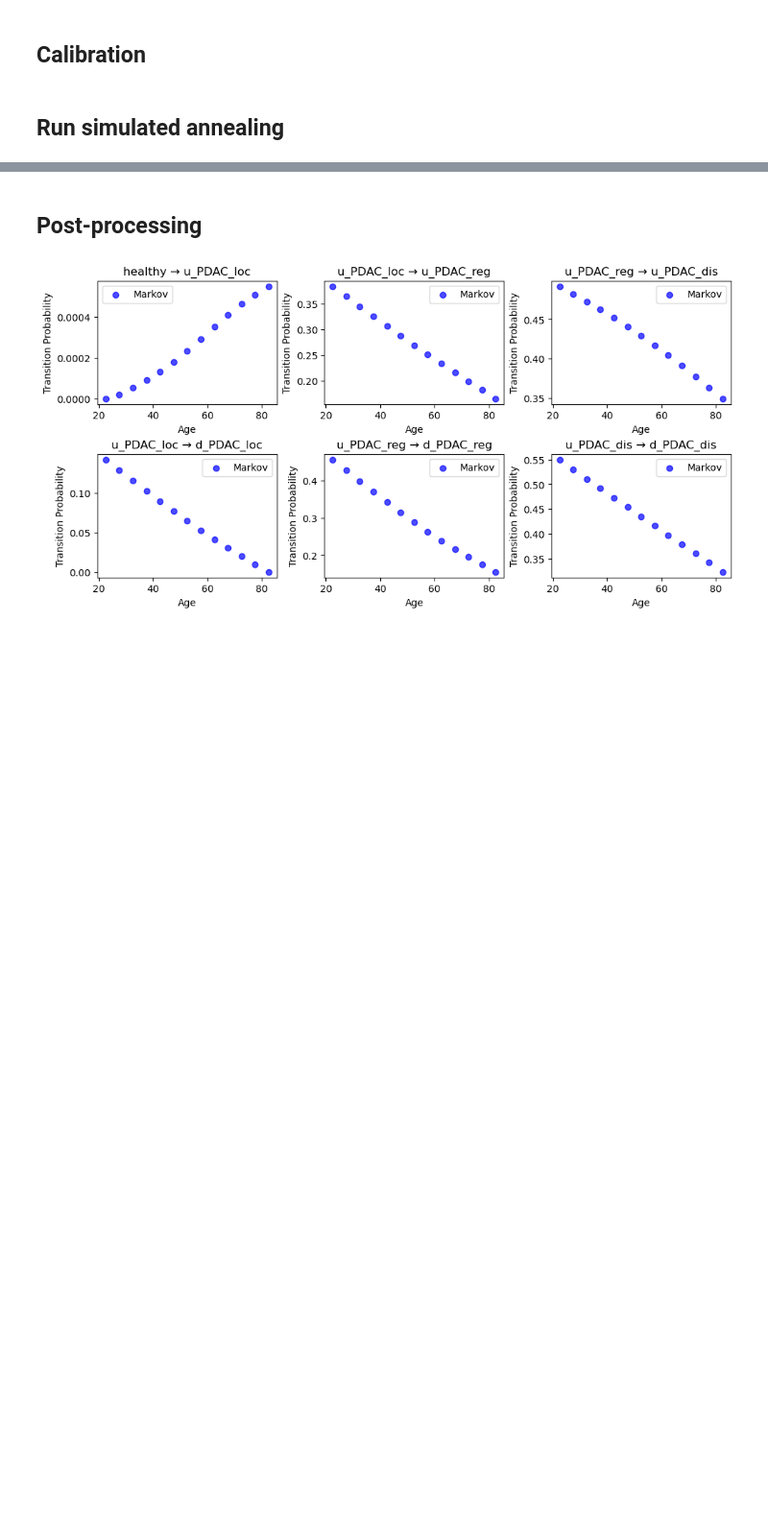
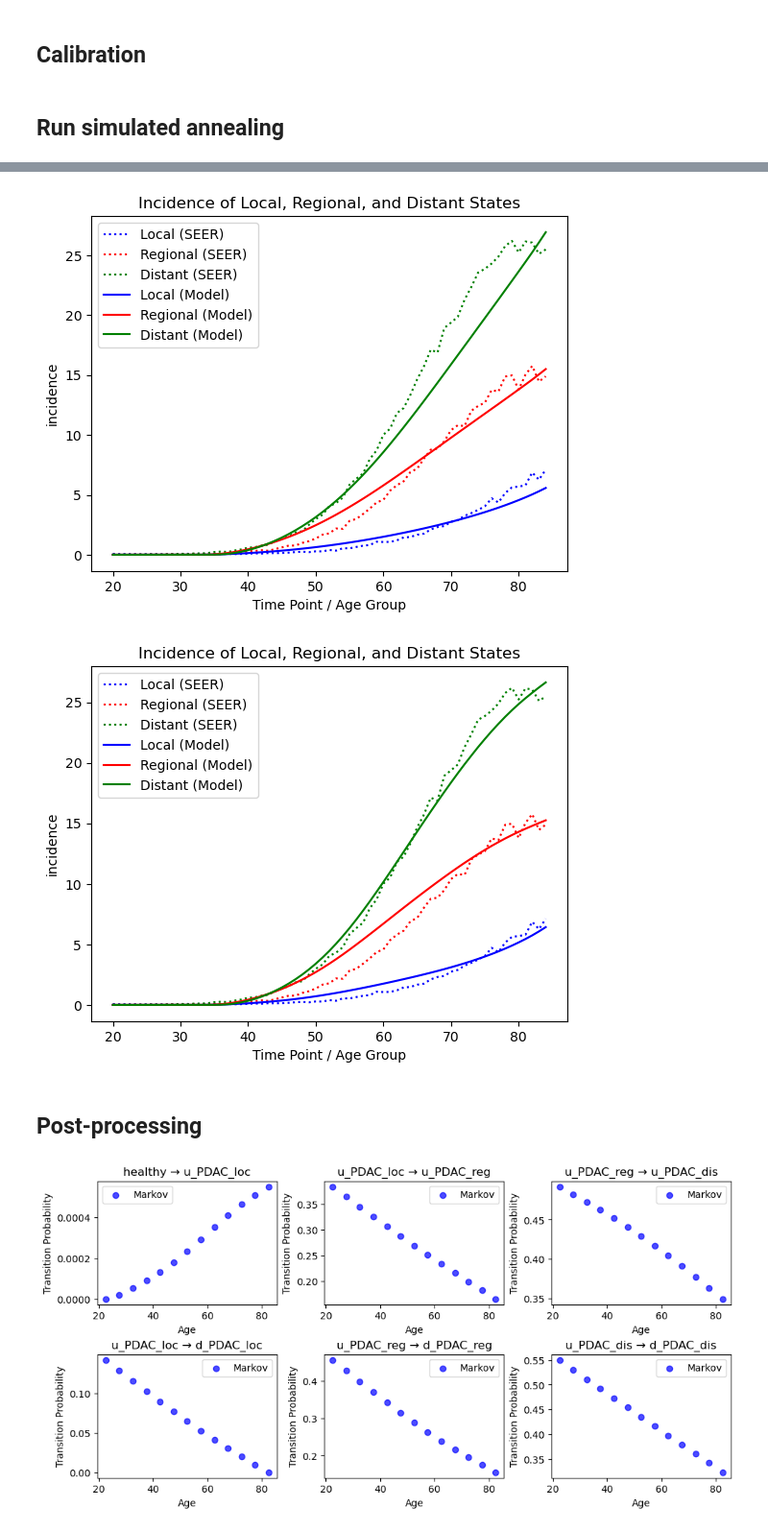
Before and after one commit to CUMC-HIRE/endpac-pancreatic-model, a Jupyter notebook: notebooks/pdac-calibration-age-1y.ipynb, the cells around one changed output, grey strips where cells are left out. Shown at 96% size. Saved outputs shown, nothing was run; the diff lists cells and outputs as text; code cells hidden in the pictures; blank space fills up the shorter version.

```diff
--- a/notebooks/pdac-calibration-age-1y.ipynb
+++ b/notebooks/pdac-calibration-age-1y.ipynb
@@ -33,19 +33,22 @@ pd.set_option('display.max_rows', None)
 ## Set up matrix
 # %%
 def row_normalize(matrix):
-    for age_layer in range(matrix.shape[0]):  # Loop over each age layer
+
+    for age_layer in range(matrix.shape[0]):
         layer = matrix[age_layer]
-        for row_idx in range(layer.shape[0]):  # Loop over each row
-            row = layer[row_idx]
-            non_diag_sum = np.sum(row) - row[row_idx]
+        non_diag_sum = np.sum(layer, axis=1) - np.diagonal(layer)
 
-            if non_diag_sum > 1:  # If the non-diag probabilities exceed 1
-                scaling_factor = 1 / non_diag_sum
-                row *= scaling_factor  # Scale
+        # Scale rows if non-diagonal sum exceeds 1
+        scaling_factors = np.clip(1 / non_diag_sum, None, 1)
+        layer *= scaling_factors[:, np.newaxis]  # Scale entire rows
 
-            row[row_idx] = max(0, 1 - non_diag_sum)
+        # Adjust diagonal elements to ensure each row sums to 1
+        np.fill_diagonal(layer, np.maximum(0, 1 - np.sum(layer, axis=1) + np.diagonal(layer)))
 
-    return matrix.clip(0.0,1.0)
+        # Update the matrix for the current age layer
+        matrix[age_layer] = layer
+
+    return matrix.clip(0.0, 1.0)
 
 def create_matrix():
 
@@ -70,7 +73,7 @@ def create_matrix():
 def constrain_matrix(matrix):
 
     matrix[:, 0, 1] = np.maximum(matrix[:,0,1], 0.0000001)
-    matrix[:, 0, 1] = np.maximum.accumulate(matrix[:, 0, 1])
+    # matrix[:, 0, 1] = np.maximum.accumulate(matrix[:, 0, 1])
     matrix[:, 1, 2] = np.maximum(matrix[:, 0, 1], matrix[:, 1, 2])
     matrix[:, 2, 3] = np.maximum(matrix[:, 1, 2], matrix[:, 2, 3])
     matrix[:, 2, 5] = np.maximum(matrix[:, 1, 4], matrix[:, 2, 5])
@@ -319,9 +379,14 @@ Progress report, i = 50000
+# %%
+tmat=np.load("../out/tmats/20241219_2250_tmat.npy")
 # %%
-# small_tmat = tmat[::5,:,:]
-# small_tmat[:, 0, 1] = 0.0000
-# tmat_smoothed = csaps([22.5,27.5,32.5,37.5,42.5,47.5,52.5,57.5,62.5,67.5,72.5,77.5,82.5], small_tmat, axis=0, smooth=0.001)(c.ages_1y)
-# tmat_smoothed = add_acm(tmat_smoothed)
-# tmat_smoothed = add_csd(tmat_smoothed)
-# tmat_smoothed = constrain_matrix(tmat_smoothed)
-# tmat_smoothed = row_normalize(tmat_smoothed)
-# p.plot_vs_seer(run_markov(tmat_smoothed)[0], seer_inc=c.seer_inc, show_plot=True)
+temp = tmat[::5,:,:].copy()
+tmat_smoothed = csaps([22.5,27.5,32.5,37.5,42.5,47.5,52.5,57.5,62.5,67.5,72.5,77.5,82.5], temp, axis=0, smooth=0.001)(c.ages_1y)
+tmat_smoothed = add_acm(tmat_smoothed)
+tmat_smoothed = add_csd(tmat_smoothed)
+tmat_smoothed = constrain_matrix(tmat_smoothed)
+tmat_smoothed = row_normalize(tmat_smoothed)
+p.plot_vs_seer(run_markov(tmat_smoothed)[0], c.seer_inc, show_plot=True)
+p.plot_vs_seer(run_markov(tmat)[0], c.seer_inc, show_plot=True)
+# %% [output]
+[figure, added]
+[figure, added]
```
Also changed, not shown: parts of 10 cells of this notebook.
